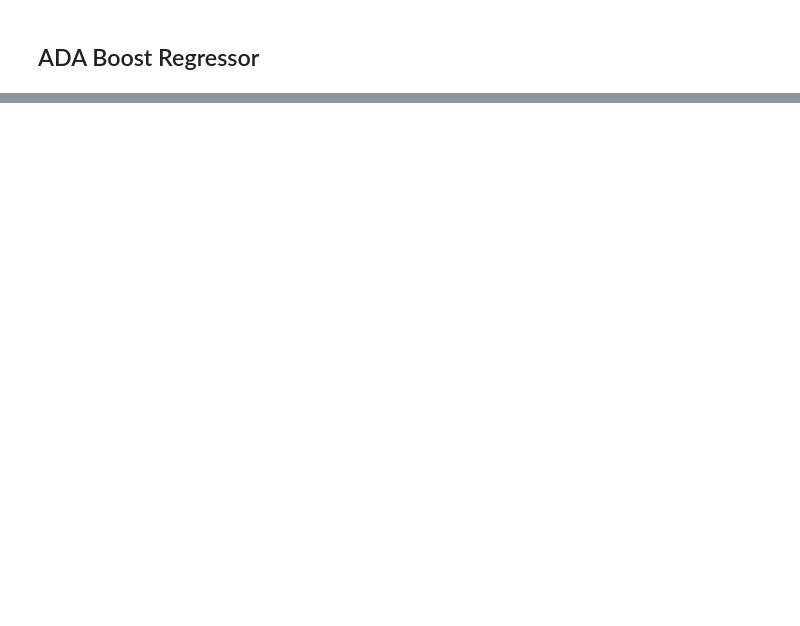
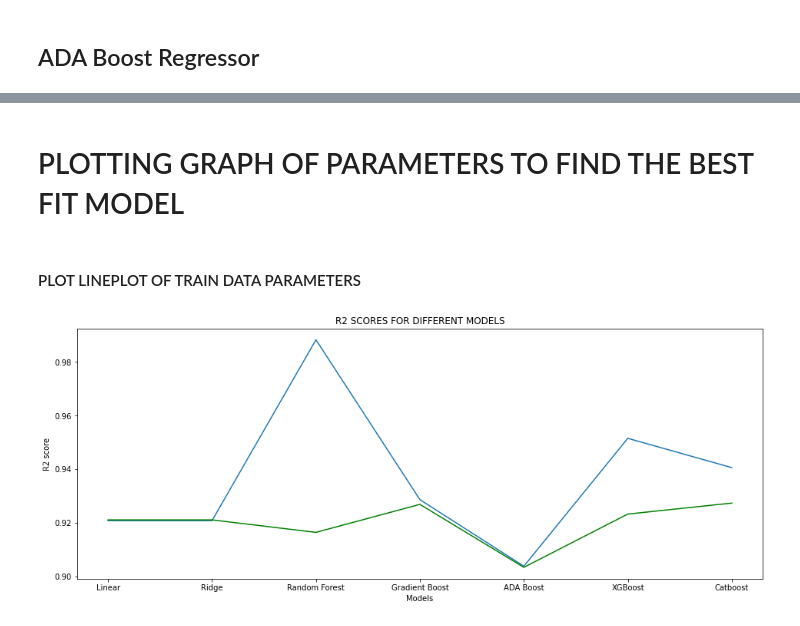
Before and after one commit to Vidhi-Khubchandani/Employee-Burnout, a Jupyter notebook: ML Project.ipynb, the cells around one changed output, grey strips where cells are left out. Drawn from its saved outputs; the diff is of its cells as text; code cells hidden in the pictures; blank space fills up the shorter version.

```diff
--- a/ML Project.ipynb
+++ b/ML Project.ipynb
@@ -545,0 +536,5 @@ def pred_r2_score(y_train, train_pred, y_test, test_pred):
+# %%
+R2_Train=[]
+R2_Test=[]
+RMSE_Train=[]
+RMSE_Test=[]
@@ -593,3 +606,0 @@ DTR=DTR()
-# %%
-# Fit the model
-DTR.fit(X_train, y_train)
@@ -693,0 +772,23 @@ R2 Score of Test data:  0.9232070427668578
+# %%
+cat_model=CatBoostRegressor()
+cat_model.fit(X_train, y_train)
+
+#fit the model
+train_pred_cat = cat_model.predict(X_train)
+test_pred_cat = cat_model.predict(X_val)
+
+#R2 Score and RMSE
+R2_Cat_Train,R2_Cat_Test = pred_r2_score(y_train,train_pred_cat,y_val,test_pred_cat)
+RMSE_Cat_Train,RMSE_Cat_Test = RMSE(y_train,train_pred_cat,y_val,test_pred_cat)
+
+#Print values
+print("R2 Score of Train Data: ",R2_Cat_Train)
+print("R2 Score of Train Data: ",R2_Cat_Test)
+print("RMSE value of Train Data: ",RMSE_Cat_Train)
+print("RMSE value of Train Data: ",RMSE_Cat_Test)
+
+# Append values to lists
+R2_Train.append(R2_Cat_Train)
+R2_Test.append(R2_Cat_Test)
+RMSE_Train.append(RMSE_Cat_Train)
+RMSE_Test.append(RMSE_Cat_Test)
@@ -693,0 +813,2 @@ R2 Score of Test data:  0.9232070427668578
+# %% [markdown]
+# PLOTTING GRAPH OF PARAMETERS TO FIND THE BEST FIT MODEL
@@ -693,0 +820,14 @@ R2 Score of Test data:  0.9232070427668578
+# %% [markdown]
+#### PLOT LINEPLOT OF TRAIN DATA PARAMETERS
+# %%
+models = ["Linear","Ridge","Random Forest","Gradient Boost","ADA Boost","XGBoost","Catboost"]
+# %%
+plt.figure(figsize=(16,6))
+plt.plot(models,R2_Train)
+plt.plot(models,R2_Test,color='green')
+plt.xlabel("Models")
+plt.ylabel("R2 score")
+plt.title("R2 SCORES FOR DIFFERENT MODELS")
+plt.show()
+# %% [output]
+[figure, added]
```
Also changed, not shown: parts of 65 cells of this notebook, 8 other files.
